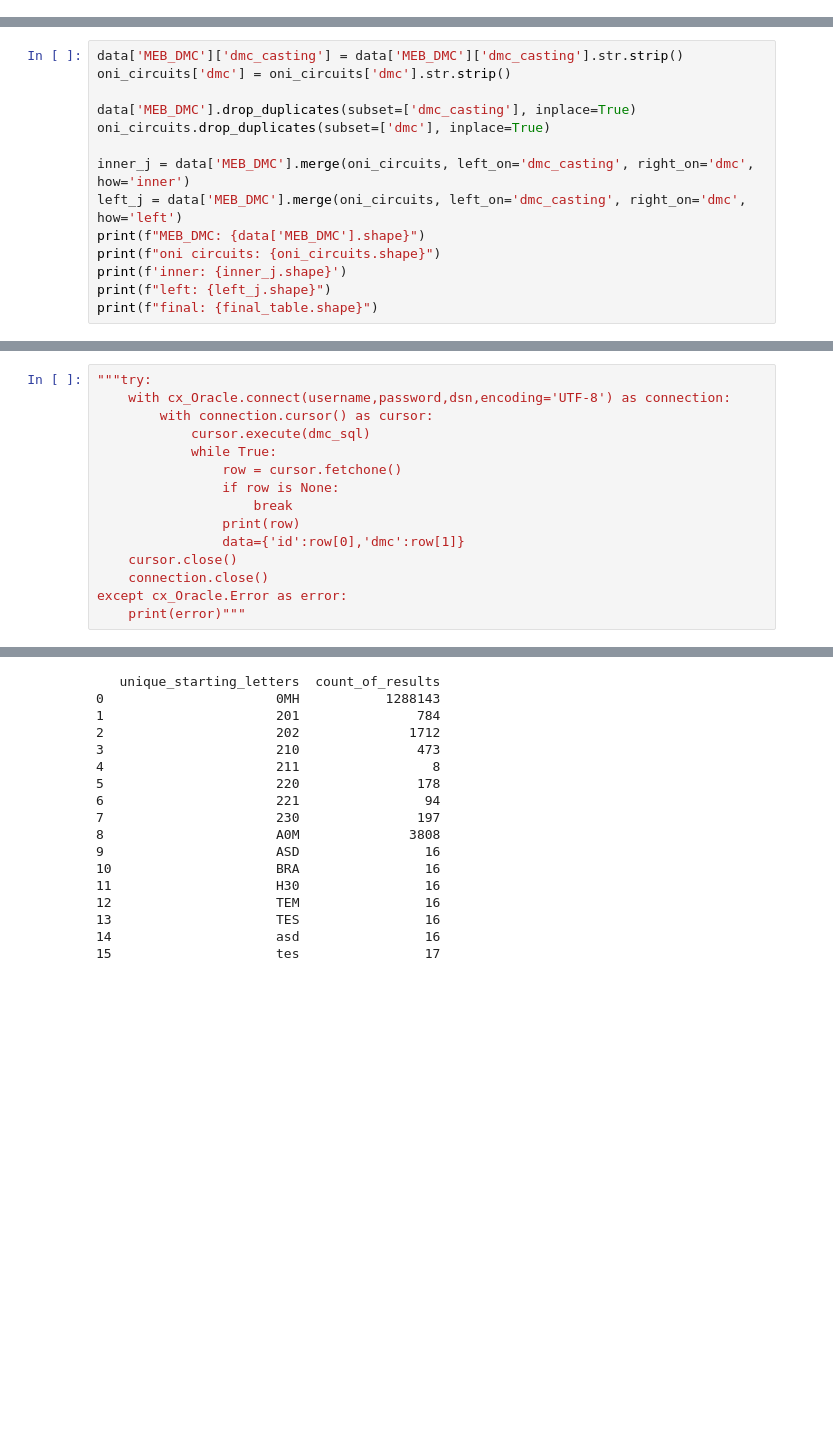
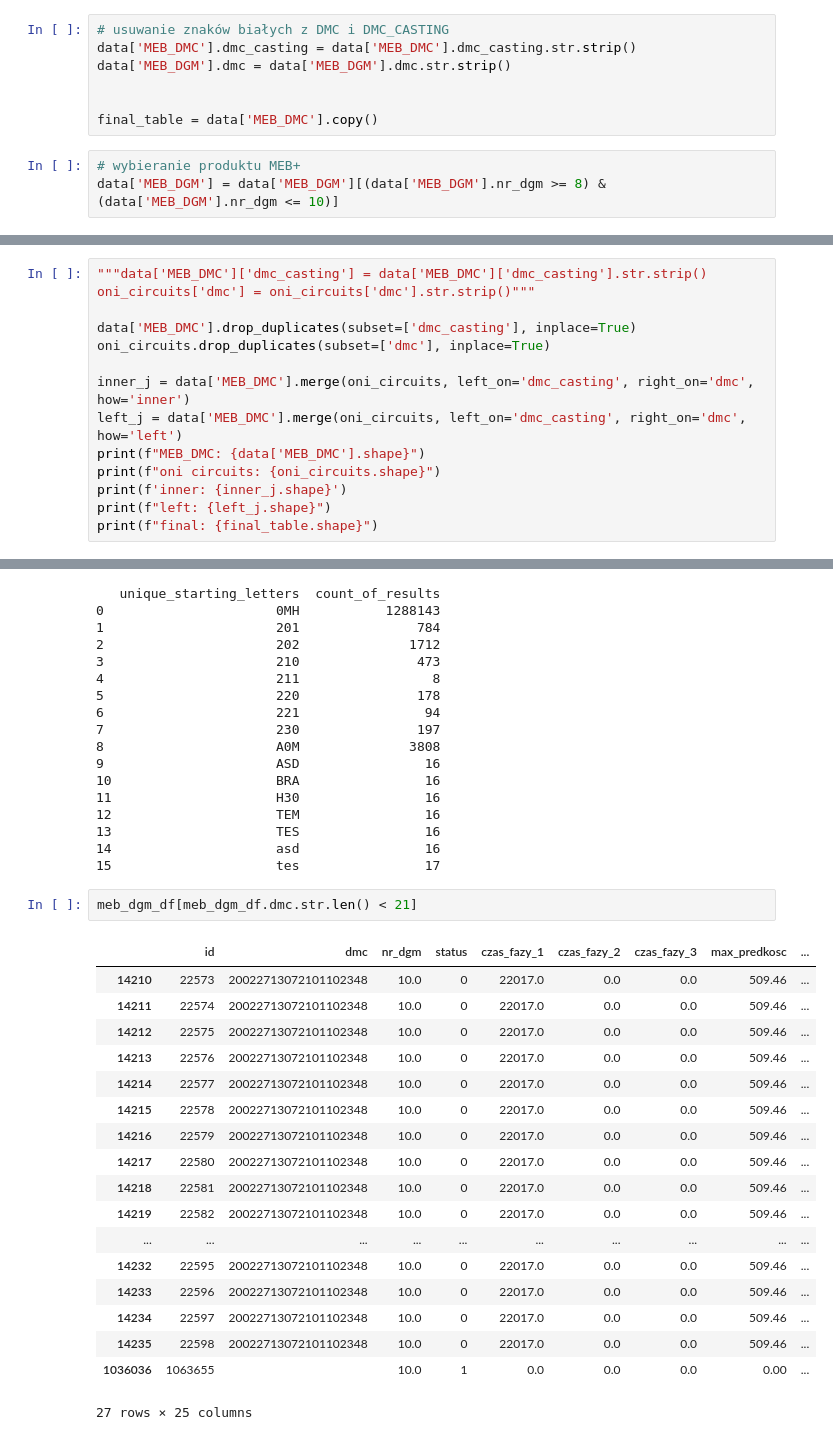
Before and after one commit to kubas99x/predict_quality_of_car_parts, a Jupyter notebook: src/oracle_connection.ipynb, the cells around one changed output, grey strips where cells are left out. Cells and saved outputs as stored; diff of their text form; blank space fills up the shorter version.

Commit message:
Striping keys and selecting data for MEB+ product

```diff
--- a/src/oracle_connection.ipynb
+++ b/src/oracle_connection.ipynb
@@ -323,3 +288,13 @@ Name: dmc, Length: 1359550, dtype: object
+# %%
+# usuwanie znaków białych z DMC i DMC_CASTING
+data['MEB_DMC'].dmc_casting = data['MEB_DMC'].dmc_casting.str.strip()
+data['MEB_DGM'].dmc = data['MEB_DGM'].dmc.str.strip()
+
+
+final_table = data['MEB_DMC'].copy()
+# %%
+# wybieranie produktu MEB+
+data['MEB_DGM'] = data['MEB_DGM'][(data['MEB_DGM'].nr_dgm >= 8) & (data['MEB_DGM'].nr_dgm <= 10)]
 # %%
 # łączę tabele MEB_KO i MEB_KO_DGM z tabelami MEB_KO_STREFA/RODZAJ
 
@@ -396,6 +442,6 @@ print(f"after oni circuits to meb_dmc{len(final_table)}")
 # %%
-data['MEB_DMC']['dmc_casting'] = data['MEB_DMC']['dmc_casting'].str.strip()
-oni_circuits['dmc'] = oni_circuits['dmc'].str.strip()
+"""data['MEB_DMC']['dmc_casting'] = data['MEB_DMC']['dmc_casting'].str.strip()
+oni_circuits['dmc'] = oni_circuits['dmc'].str.strip()"""
 
 data['MEB_DMC'].drop_duplicates(subset=['dmc_casting'], inplace=True)
 oni_circuits.drop_duplicates(subset=['dmc'], inplace=True)
@@ -477,15 +517,0 @@ connection.close()"""
-# %%
-"""try:
-    with cx_Oracle.connect(username,password,dsn,encoding='UTF-8') as connection:
-        with connection.cursor() as cursor:
-            cursor.execute(dmc_sql)
-            while True:
-                row = cursor.fetchone()
-                if row is None:
-                    break
-                print(row)
-                data={'id':row[0],'dmc':row[1]}
-    cursor.close()
-    connection.close()
-except cx_Oracle.Error as error:
-    print(error)"""
@@ -598,3 +622,24 @@ print(result)
 13                     TES                16
 14                     asd                16
 15                     tes                17
+# %%
+meb_dgm_df[meb_dgm_df.dmc.str.len() < 21]
+# %% [output]
+|  | id | dmc | nr_dgm | status | czas_fazy_1 | czas_fazy_2 | czas_fazy_3 | max_predkosc | ... |
+| 14210 | 22573 | 20022713072101102348 | 10.0 | 0 | 22017.0 | 0.0 | 0.0 | 509.46 | ... |
+| 14211 | 22574 | 20022713072101102348 | 10.0 | 0 | 22017.0 | 0.0 | 0.0 | 509.46 | ... |
+| 14212 | 22575 | 20022713072101102348 | 10.0 | 0 | 22017.0 | 0.0 | 0.0 | 509.46 | ... |
+| 14213 | 22576 | 20022713072101102348 | 10.0 | 0 | 22017.0 | 0.0 | 0.0 | 509.46 | ... |
+| 14214 | 22577 | 20022713072101102348 | 10.0 | 0 | 22017.0 | 0.0 | 0.0 | 509.46 | ... |
+| 14215 | 22578 | 20022713072101102348 | 10.0 | 0 | 22017.0 | 0.0 | 0.0 | 509.46 | ... |
+| 14216 | 22579 | 20022713072101102348 | 10.0 | 0 | 22017.0 | 0.0 | 0.0 | 509.46 | ... |
+| 14217 | 22580 | 20022713072101102348 | 10.0 | 0 | 22017.0 | 0.0 | 0.0 | 509.46 | ... |
+| 14218 | 22581 | 20022713072101102348 | 10.0 | 0 | 22017.0 | 0.0 | 0.0 | 509.46 | ... |
+| 14219 | 22582 | 20022713072101102348 | 10.0 | 0 | 22017.0 | 0.0 | 0.0 | 509.46 | ... |
+| ... | ... | ... | ... | ... | ... | ... | ... | ... | ... |
+| 14232 | 22595 | 20022713072101102348 | 10.0 | 0 | 22017.0 | 0.0 | 0.0 | 509.46 | ... |
+| 14233 | 22596 | 20022713072101102348 | 10.0 | 0 | 22017.0 | 0.0 | 0.0 | 509.46 | ... |
+| 14234 | 22597 | 20022713072101102348 | 10.0 | 0 | 22017.0 | 0.0 | 0.0 | 509.46 | ... |
+| 14235 | 22598 | 20022713072101102348 | 10.0 | 0 | 22017.0 | 0.0 | 0.0 | 509.46 | ... |
+| 1036036 | 1063655 |  | 10.0 | 1 | 0.0 | 0.0 | 0.0 | 0.00 | ... |
+27 rows × 25 columns
```
Also changed, not shown: parts of 21 cells of this notebook.
